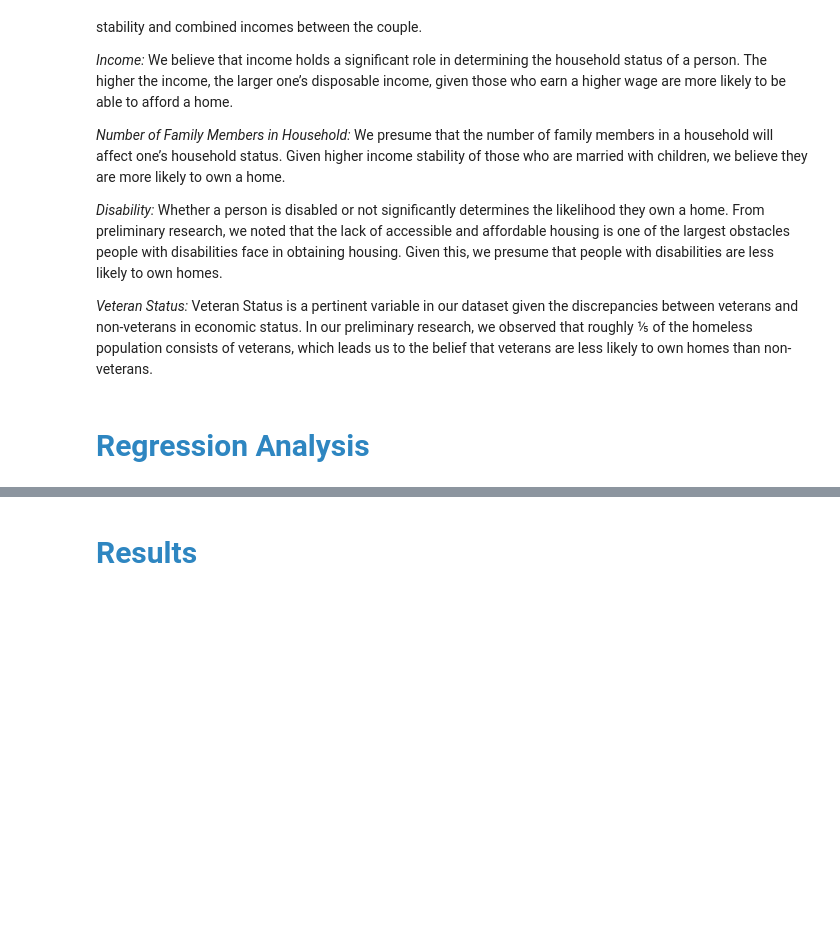
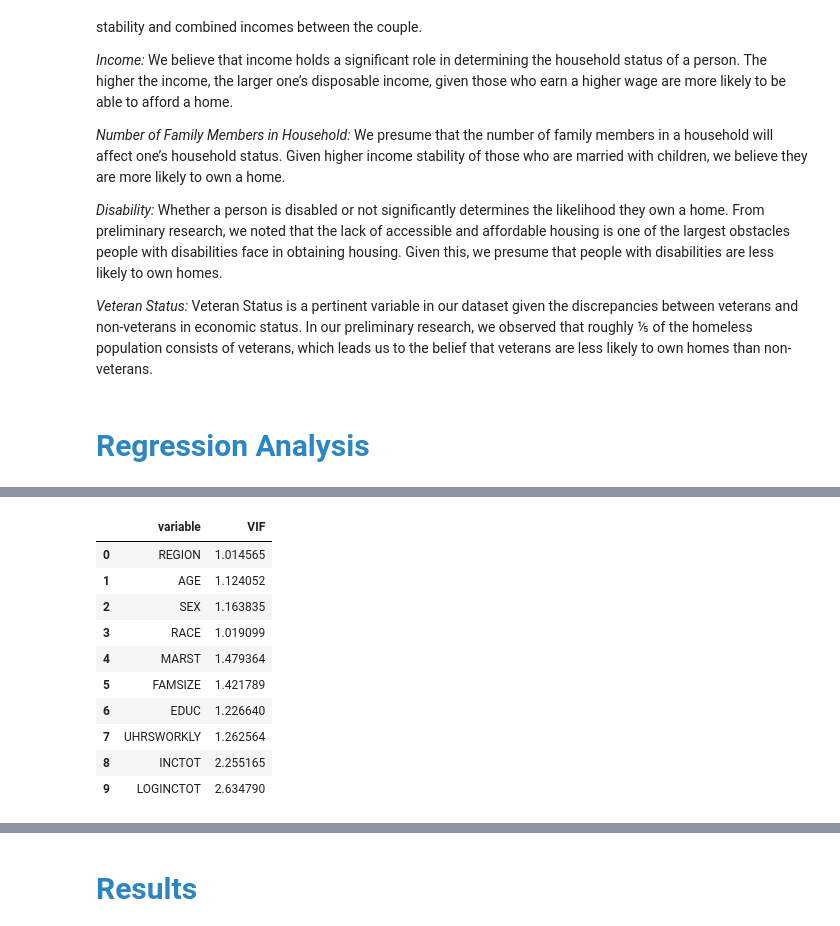
Before and after one commit to jihan-lee01/home-ownership-analysis, a Jupyter notebook: project.ipynb, the cells around one changed output, grey strips where cells are left out. Saved outputs shown, nothing was run; the diff lists cells and outputs as text; code cells hidden in the pictures; blank space fills up the shorter version.

```diff
--- a/project.ipynb
+++ b/project.ipynb
@@ -367,0 +421,26 @@ strong multicollinearity or other numerical problems.
+# %%
+# Make a copy of the regressors
+X09 = cps2009.drop('OWNERSHP', axis=1).copy()
+# Set intercept
+X09['Intercept'] = 1
+
+vif09 = pd.DataFrame()
+vif09['variable'] = X09.columns
+# Calculate VIF for each independent variable
+vif09['VIF'] = [variance_inflation_factor(X09.values, i) for i in range(X09.shape[1])]
+
+vif09 = vif09[vif09['variable'] != 'Intercept']
+
+vif09
+# %% [output]
+|  | variable | VIF |
+| 0 | REGION | 1.014565 |
+| 1 | AGE | 1.124052 |
+| 2 | SEX | 1.163835 |
+| 3 | RACE | 1.019099 |
+| 4 | MARST | 1.479364 |
+| 5 | FAMSIZE | 1.421789 |
+| 6 | EDUC | 1.226640 |
+| 7 | UHRSWORKLY | 1.262564 |
+| 8 | INCTOT | 2.255165 |
+| 9 | LOGINCTOT | 2.634790 |
```
Also changed, not shown: parts of 28 cells of this notebook.
